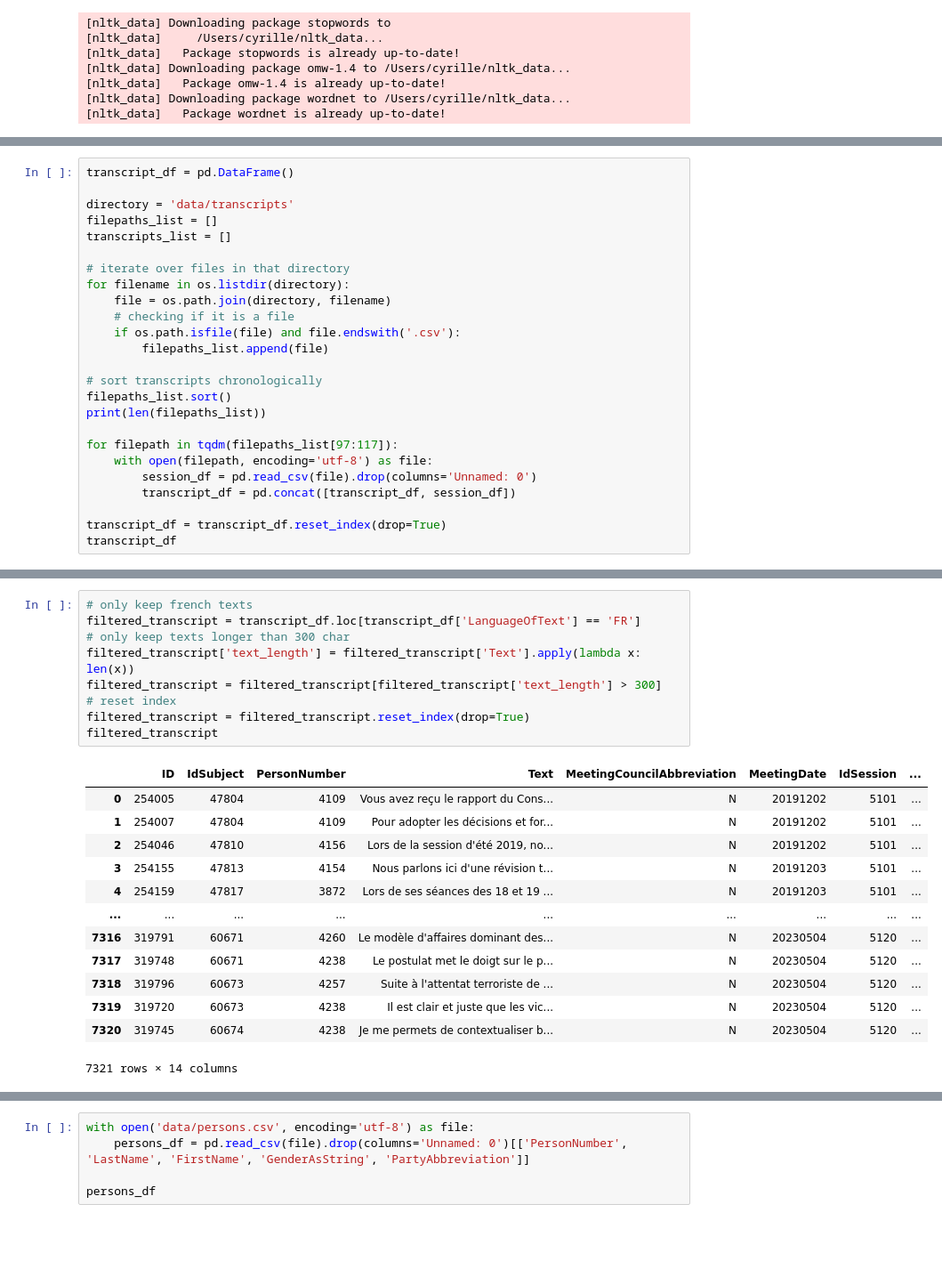
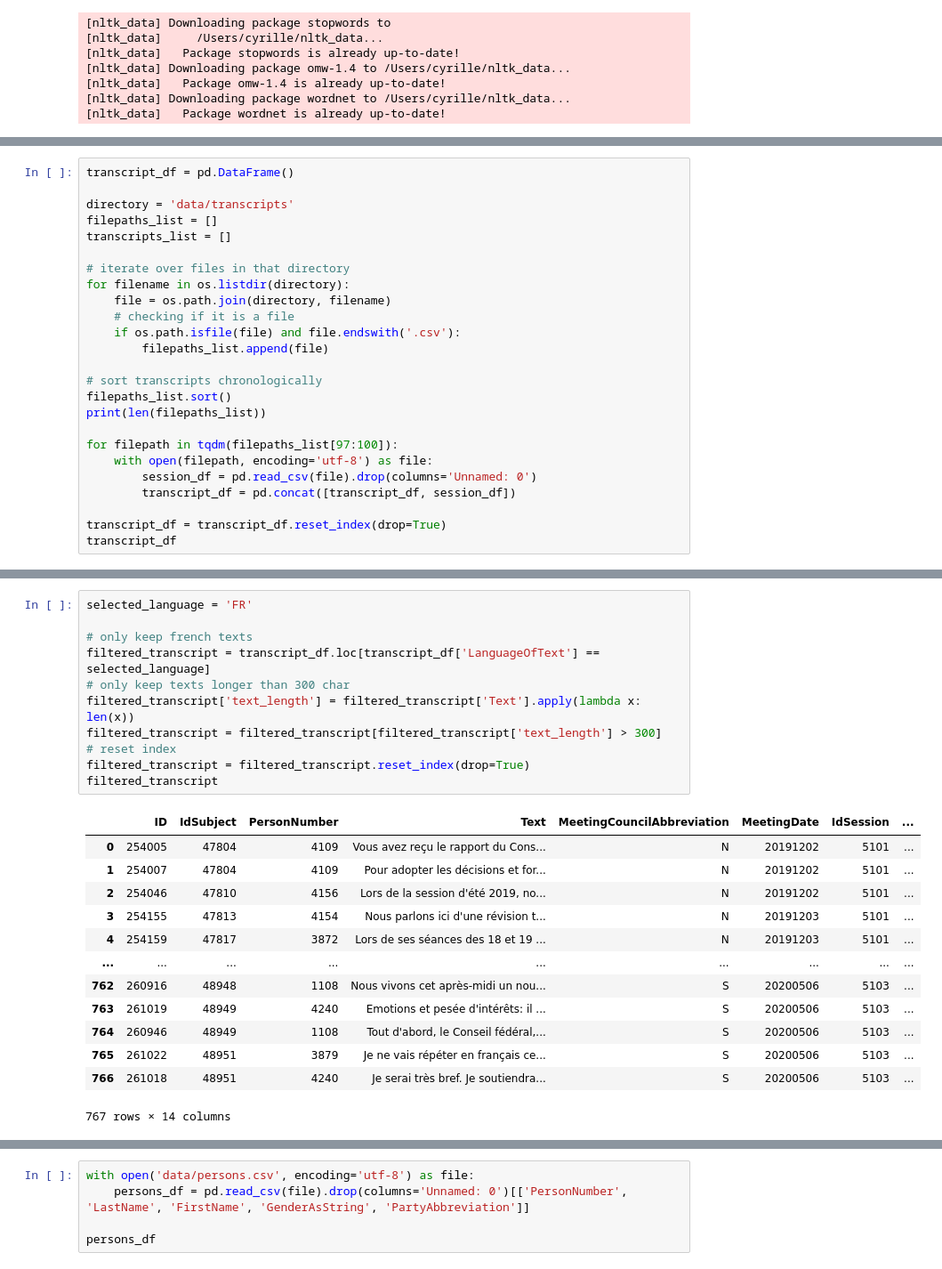
Before and after one commit to cgcrts/ef23_discours, a Jupyter notebook: topic_processing.ipynb, the cells around one changed output, grey strips where cells are left out. Shown at 89% size. Saved outputs shown, nothing was run; the diff lists cells and outputs as text; blank space fills up the shorter version.

```diff
--- a/topic_processing.ipynb
+++ b/topic_processing.ipynb
@@ -88,7 +90,7 @@ for filename in os.listdir(directory):
 filepaths_list.sort()
 print(len(filepaths_list))
 
-for filepath in tqdm(filepaths_list[97:117]):
+for filepath in tqdm(filepaths_list[97:100]):
     with open(filepath, encoding='utf-8') as file:
         session_df = pd.read_csv(file).drop(columns='Unnamed: 0')
         transcript_df = pd.concat([transcript_df, session_df])
@@ -113,25 +115,27 @@ transcript_df
 # %%
+selected_language = 'FR'
+
 # only keep french texts
-filtered_transcript = transcript_df.loc[transcript_df['LanguageOfText'] == 'FR']
+filtered_transcript = transcript_df.loc[transcript_df['LanguageOfText'] == selected_language]
 # only keep texts longer than 300 char
 filtered_transcript['text_length'] = filtered_transcript['Text'].apply(lambda x: len(x))
 filtered_transcript = filtered_transcript[filtered_transcript['text_length'] > 300]
 # reset index
 filtered_transcript = filtered_transcript.reset_index(drop=True)
 filtered_transcript
 # %% [output]
 |  | ID | IdSubject | PersonNumber | Text | MeetingCouncilAbbreviation | MeetingDate | IdSession | ... |
 | 0 | 254005 | 47804 | 4109 | Vous avez reçu le rapport du Cons... | N | 20191202 | 5101 | ... |
 | 1 | 254007 | 47804 | 4109 | Pour adopter les décisions et for... | N | 20191202 | 5101 | ... |
 | 2 | 254046 | 47810 | 4156 | Lors de la session d'été 2019, no... | N | 20191202 | 5101 | ... |
 | 3 | 254155 | 47813 | 4154 | Nous parlons ici d'une révision t... | N | 20191203 | 5101 | ... |
 | 4 | 254159 | 47817 | 3872 | Lors de ses séances des 18 et 19 ... | N | 20191203 | 5101 | ... |
 | ... | ... | ... | ... | ... | ... | ... | ... | ... |
-| 7316 | 319791 | 60671 | 4260 | Le modèle d'affaires dominant des... | N | 20230504 | 5120 | ... |
-| 7317 | 319748 | 60671 | 4238 | Le postulat met le doigt sur le p... | N | 20230504 | 5120 | ... |
-| 7318 | 319796 | 60673 | 4257 | Suite à l'attentat terroriste de ... | N | 20230504 | 5120 | ... |
-| 7319 | 319720 | 60673 | 4238 | Il est clair et juste que les vic... | N | 20230504 | 5120 | ... |
-| 7320 | 319745 | 60674 | 4238 | Je me permets de contextualiser b... | N | 20230504 | 5120 | ... |
+| 762 | 260916 | 48948 | 1108 | Nous vivons cet après-midi un nou... | S | 20200506 | 5103 | ... |
+| 763 | 261019 | 48949 | 4240 | Emotions et pesée d'intérêts: il ... | S | 20200506 | 5103 | ... |
+| 764 | 260946 | 48949 | 1108 | Tout d'abord, le Conseil fédéral,... | S | 20200506 | 5103 | ... |
+| 765 | 261022 | 48951 | 3879 | Je ne vais répéter en français ce... | S | 20200506 | 5103 | ... |
+| 766 | 261018 | 48951 | 4240 | Je serai très bref. Je soutiendra... | S | 20200506 | 5103 | ... |
-7321 rows × 14 columns
+767 rows × 14 columns
 # %%
 nlp_sent = spacy.load('xx_sent_ud_sm')
```
Also changed, not shown: parts of 36 cells of this notebook.
